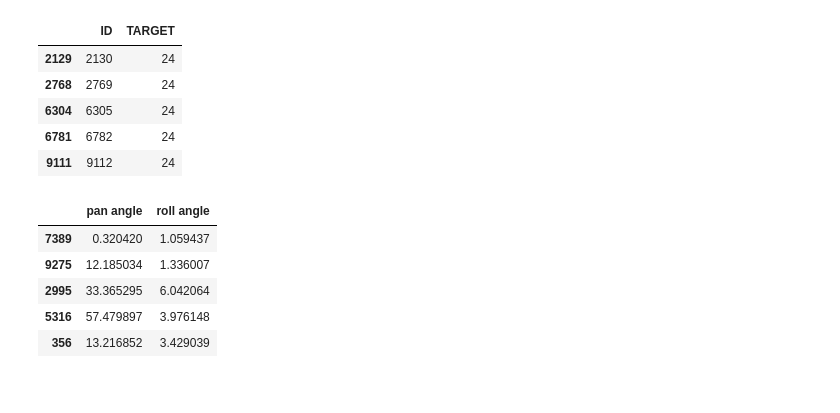
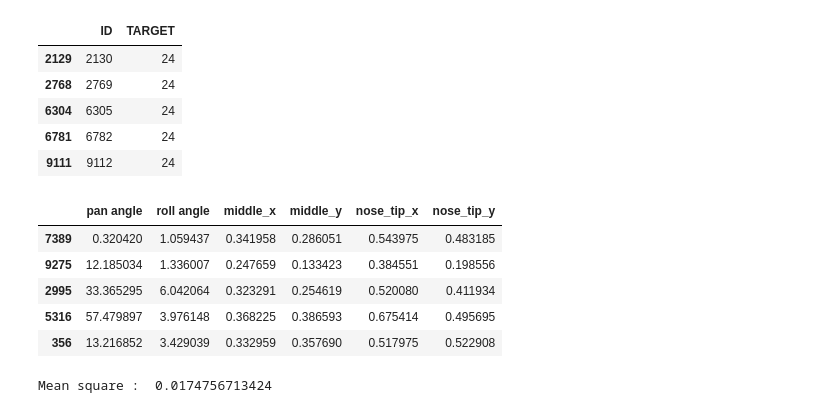
Before and after one commit to Sloubidou/portrait, a Jupyter notebook: exploring_work/features_position_impact.ipynb, the cells around one changed output. Saved outputs shown, nothing was run; the diff lists cells and outputs as text; code cells hidden in the pictures.

```diff
--- a/exploring_work/features_position_impact.ipynb
+++ b/exploring_work/features_position_impact.ipynb
@@ -153,24 +152,40 @@ test2.head()
 # %%
 from sklearn.cross_validation import train_test_split
 
 x_selection_angle = pic_features.ix[:,'pan angle':'roll angle']
-y_angle_impact = pic_features[["angle_impact_p", "angle_impact_n"]].sum(axis=1)
-X_train, X_test, y_train, y_test = train_test_split(x_selection_angle, y_angle_impact, train_size=0.8, random_state=0)
-X_train.head()
+
+x_selection_angle['middle_x'] = (pic_features['x0'] + pic_features['width'])/2
+x_selection_angle['middle_y'] = (pic_features['y0'] + pic_features['height'])/2
+x_selection_angle['nose_tip_x'] = pic_features['nose_tip_x']
+x_selection_angle['nose_tip_y'] = pic_features['nose_tip_y']
+
+x_selection_angle['eyes_line_angle'] = pic_features['left_eye_pupil_x']
+x_selection_angle[]
+
+
+left_eye_pupil_x', 'left_eye_pupil_y',
+
+y_angle_impact = pic_features["angle_impact_n"]
+X_train2, X_test2, y_train2, y_test2 = train_test_split(x_selection_angle, y_angle_impact, train_size=0.8, random_state=0)
+X_train2.head()
 # %% [output]
-|  | pan angle | roll angle |
-| 7389 | 0.320420 | 1.059437 |
-| 9275 | 12.185034 | 1.336007 |
-| 2995 | 33.365295 | 6.042064 |
-| 5316 | 57.479897 | 3.976148 |
-| 356 | 13.216852 | 3.429039 |
+|  | pan angle | roll angle | middle_x | middle_y | nose_tip_x | nose_tip_y |
+| 7389 | 0.320420 | 1.059437 | 0.341958 | 0.286051 | 0.543975 | 0.483185 |
+| 9275 | 12.185034 | 1.336007 | 0.247659 | 0.133423 | 0.384551 | 0.198556 |
+| 2995 | 33.365295 | 6.042064 | 0.323291 | 0.254619 | 0.520080 | 0.411934 |
+| 5316 | 57.479897 | 3.976148 | 0.368225 | 0.386593 | 0.675414 | 0.495695 |
+| 356 | 13.216852 | 3.429039 | 0.332959 | 0.357690 | 0.517975 | 0.522908 |
 # %%
 from sklearn.svm import SVR
 
-svr_rbf = SVR(kernel='rbf', C=1e3, gamma=0.1)
-svr_rbf.fit(X_train, y_train)
-y_pred = svr_rbf.predict(X_test)
+svr_rbf = SVR(kernel='rbf', C=10, gamma=0.1)
+svr_rbf.fit(X_train2, y_train2)
+y_pred2 = svr_rbf.predict(X_test2)
 
 
+from sklearn.metrics import mean_squared_error
+
 # accuracy : mean square error
-print("Accuracy       : ", mean_squared_error(y_test, y_pred))
+print("Mean square : ", mean_squared_error(y_test2, y_pred2))
+# %% [output]
+Mean square :  0.0174756713424
```
Also changed, not shown: parts of 8 cells of this notebook, 4 other files.
